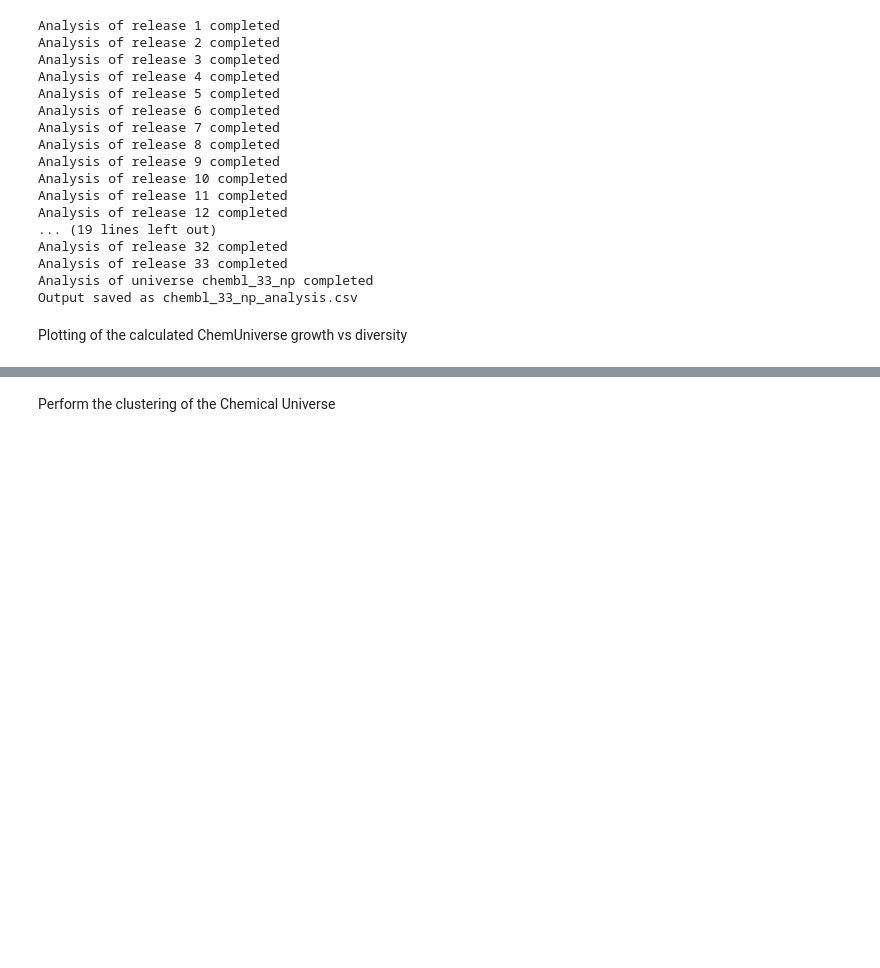
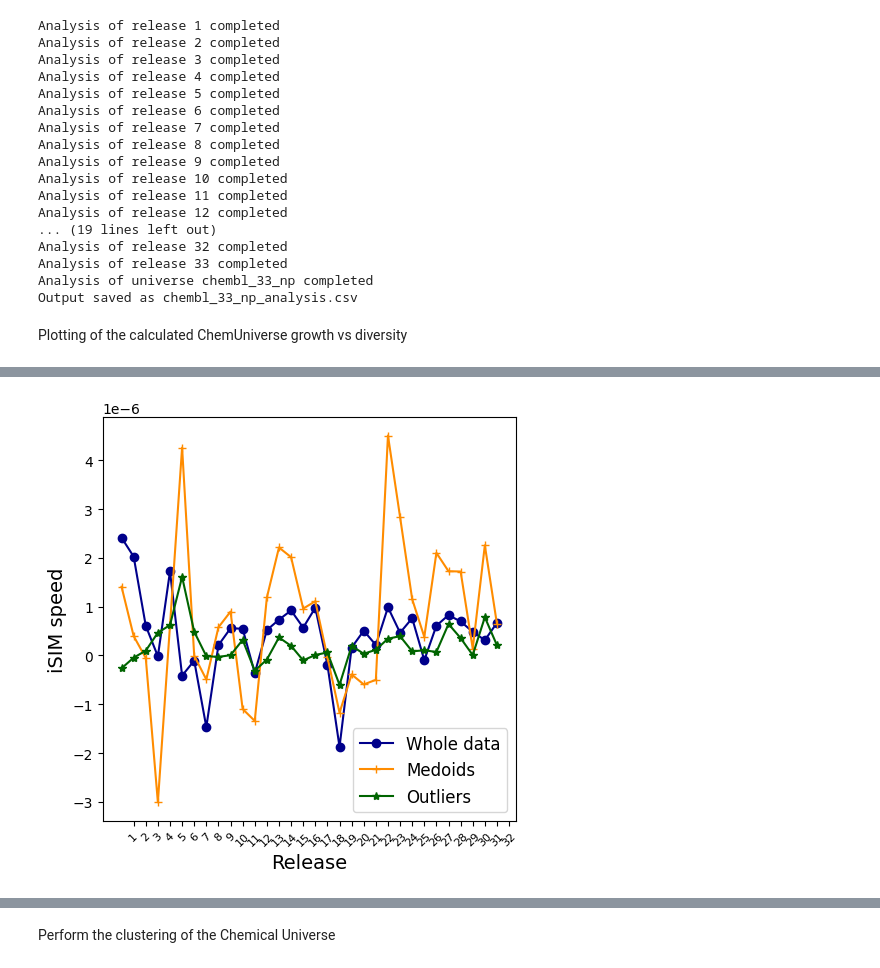
Before and after one commit to klopezperez/ChemUniverse, a Jupyter notebook: chem_universe.ipynb, the cells around one changed output, grey strips where cells are left out. Cells and saved outputs as stored; diff of their text form; code cells hidden in the pictures; blank space fills up the shorter version.

```diff
--- a/chem_universe.ipynb
+++ b/chem_universe.ipynb
@@ -101,0 +131,22 @@ No artists with labels found to put in legend.  Note that artists whose label st
+# %%
+# Plot the iSIM speed respect to the size of the data
+fig, ax = plt.subplots(1, 1, figsize=(5, 5))
+
+iSIM_speed = np.diff(universe_analysis['iSIM'])/np.diff(universe_analysis['size'])
+iSIM_speed_medoids = np.diff(universe_analysis['iSIM_medoids'])/np.diff(universe_analysis['size'])
+iSIM_speed_outliers = np.diff(universe_analysis['iSIM_outliers'])/np.diff(universe_analysis['size'])
+
+plt.plot(iSIM_speed, color='darkblue', marker='o', label='Whole data')
+plt.plot(iSIM_speed_medoids, color='darkorange', marker='+', label='Medoids')
+plt.plot(iSIM_speed_outliers, color='darkgreen', marker='*', label='Outliers')
+
+plt.xlabel('Release', fontsize=14)
+plt.ylabel('iSIM speed', fontsize=14)
+
+plt.xticks(universe_analysis['release'][:-1], rotation=45, fontsize=8)
+plt.legend(fontsize=12)
+
+plt.tight_layout()
+plt.show()
+# %% [output]
+[figure, added]
```
Also changed, not shown: parts of 9 cells of this notebook.
